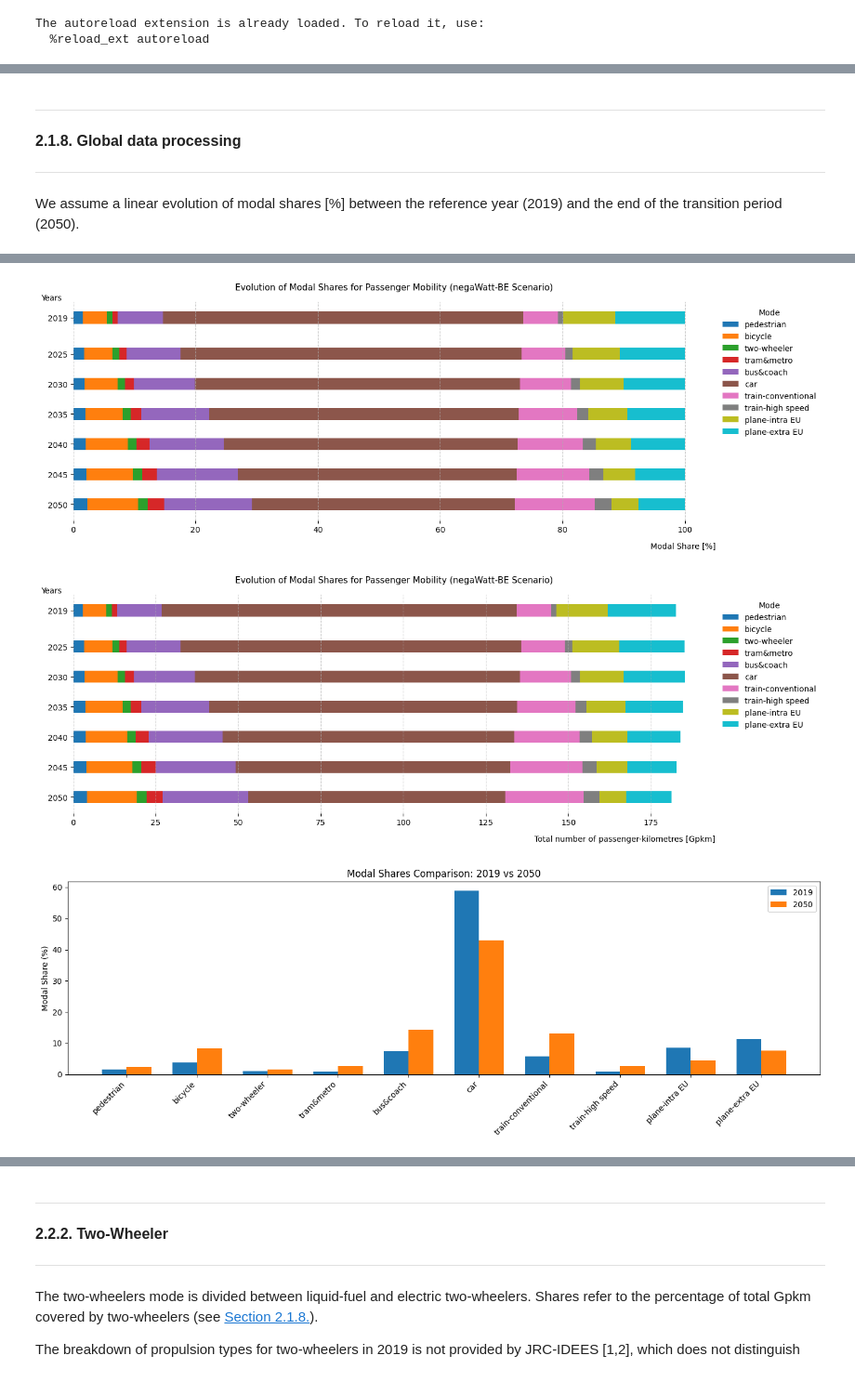
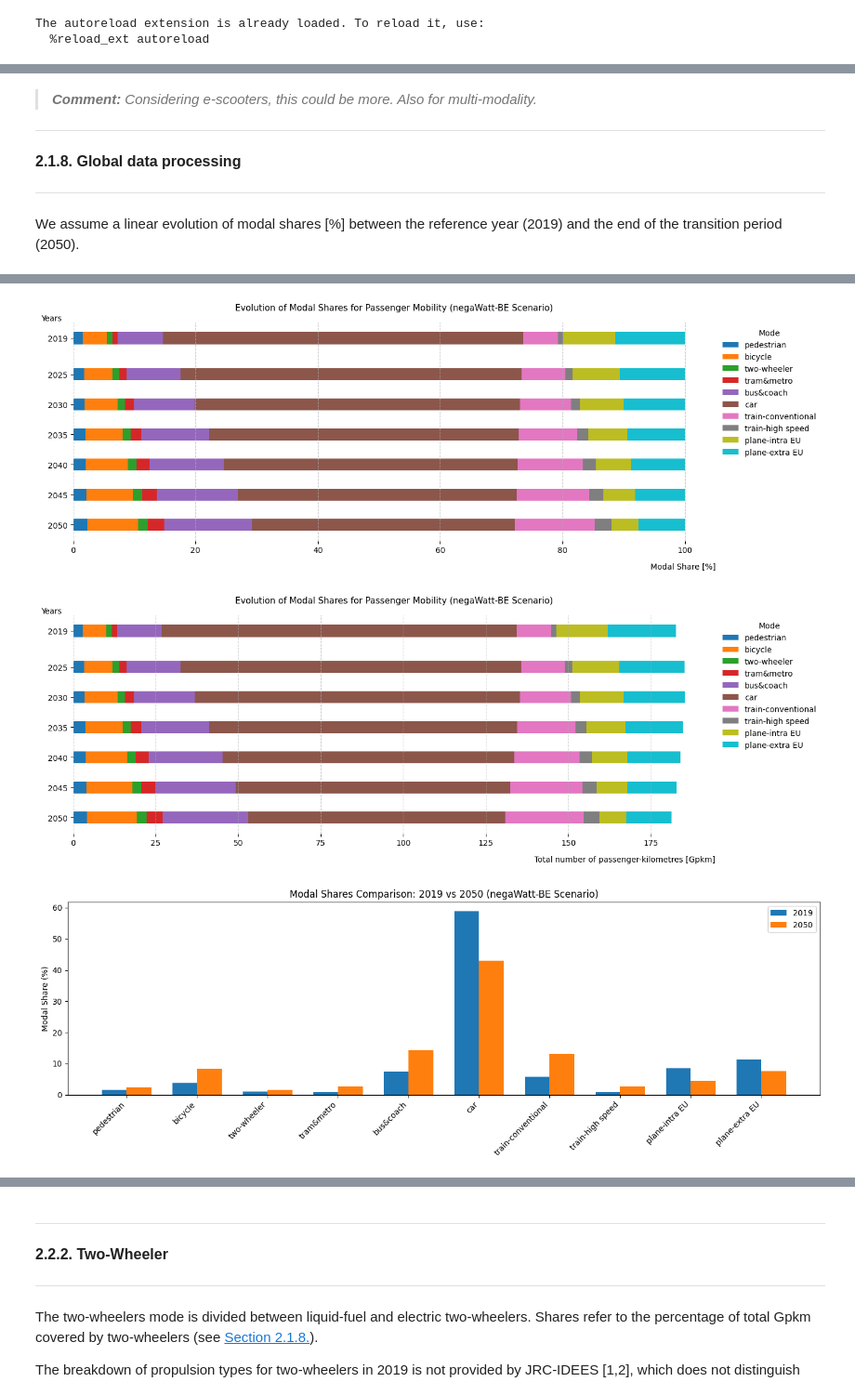
Before and after one commit to laterrea/negaWatt-BE, a Jupyter notebook: demand_model_transports_nW-BE_update.ipynb, the cells around one changed output, grey strips where cells are left out. Shown at 93% size. Drawn from its saved outputs; the diff is of its cells as text; code cells hidden in the pictures.

```diff
--- a/demand_model_transports_nW-BE_update.ipynb
+++ b/demand_model_transports_nW-BE_update.ipynb
@@ -415,6 +430,6 @@ Passenger-kilometres for **metro** and **tram** increase by **+257 pkm/person/ye
 # %%
 # Outputs - Sufficiency Scenario Data (SUF)
-trg_pas_mob_mod_spe['tram&metro'] = trg_pas_mob_mod_spe_trm_met+shft_abs_car_to_trm_met # [pkm/person/year]
-trg_pas_mob_mod_abs['tram&metro'] = trg_pas_mob_mod_spe['tram&metro']*df_SUF["pop [person]"][2050]*1e-9 # [Gpkm/year]
-trg_pas_mob_mod_rel['tram&metro'] = trg_pas_mob_mod_spe['tram&metro']/df_SUF["spe_ann_pas_mob [pkm/person/year]"][2050]*100 # [%]
+trg_PM_mod_spe['tram&metro'] = trg_PM_mod_spe_trm_met+sft_PM_abs_car_to_trm_met # [pkm/person]
+trg_PM_mod_abs['tram&metro'] = trg_PM_mod_spe['tram&metro']*df_SUF["popuplation [person]"][2050]*1e-9 # [Gpkm]
+trg_PM_mod_rel['tram&metro'] = trg_PM_mod_spe['tram&metro']/df_SUF["PM intensity [pkm/person]"][2050]*100 # [%]
 # %% [markdown]
@@ -430,9 +449,9 @@ This growth is considered plausible if rural and suburban areas are served by an
 Coach travels within Europe also develop.
 # %%
 # Outputs - Sufficiency Scenario Data (SUF)
-trg_pas_mob_mod_spe['bus&coach'] = trg_pas_mob_mod_spe_bus_cch+shft_abs_avi_srt_to_cch+shft_abs_car_to_bus # [pkm/person/year]
-trg_pas_mob_mod_abs['bus&coach'] = trg_pas_mob_mod_spe['bus&coach']*df_SUF["pop [person]"][2050]*1e-9 # [Gpkm/year]
-trg_pas_mob_mod_rel['bus&coach'] = trg_pas_mob_mod_spe['bus&coach']/df_SUF["spe_ann_pas_mob [pkm/person/year]"][2050]*100 # [%]
+trg_PM_mod_spe['bus&coach'] = trg_PM_mod_spe_bus_cch+sft_PM_abs_avi_srt_to_cch+sft_PM_abs_car_to_bus # [pkm/person]
+trg_PM_mod_abs['bus&coach'] = trg_PM_mod_spe['bus&coach']*df_SUF["popuplation [person]"][2050]*1e-9 # [Gpkm]
+trg_PM_mod_rel['bus&coach'] = trg_PM_mod_spe['bus&coach']/df_SUF["PM intensity [pkm/person]"][2050]*100 # [%]
 # %% [markdown]
 ---
 
@@ -448,9 +465,13 @@ This could be due to an increased use of two-wheelers for commuting in urban and
 # %%
 # Outputs - Sufficiency Scenario Data (SUF)
-trg_pas_mob_mod_spe['two-wheeler'] = trg_pas_mob_mod_spe_mot+shft_abs_car_to_mot # [pkm/person/year]
-trg_pas_mob_mod_abs['two-wheeler'] = trg_pas_mob_mod_spe['two-wheeler']*df_SUF["pop [person]"][2050]*1e-9 # [Gpkm/year]
-trg_pas_mob_mod_rel['two-wheeler'] = trg_pas_mob_mod_spe['two-wheeler']/df_SUF["spe_ann_pas_mob [pkm/person/year]"][2050]*100 # [%]
+trg_PM_mod_spe['two-wheeler'] = trg_PM_mod_spe_mot+sft_PM_abs_car_to_mot # [pkm/person]
+trg_PM_mod_abs['two-wheeler'] = trg_PM_mod_spe['two-wheeler']*df_SUF["popuplation [person]"][2050]*1e-9 # [Gpkm]
+trg_PM_mod_rel['two-wheeler'] = trg_PM_mod_spe['two-wheeler']/df_SUF["PM intensity [pkm/person]"][2050]*100 # [%]
 # %% [markdown]
+
+> ***Comment:** Considering e-scooters, this could be more. Also for multi-modality.*
+
+
 ---
 
 <font size="3"><b>2.1.8. Global data processing</b></font> <a class="anchor" id="section_2_1_8"></a>
@@ -503,9 +522,9 @@ df_passenger_mobility = pd.DataFrame(data, index=mi, columns=years)
 if post_process:
 
     # === Full table ===
-    df_passenger_mobility_r = df_passenger_mobility.reset_index()
-    total_Gpkm = df_SUF["ann_pas_mob [Gpkm/year]"]
-    total_kmp  = df_SUF["spe_ann_pas_mob [pkm/person/year]"]
+    df_PM_r = df_PM.reset_index()
+    total_Gpkm = df_SUF["PM total [Gpkm]"]
+    total_pkmp = df_SUF["PM intensity [pkm/person]"]
     rows = []
     for unit in ['% of total', 'pkm/person', 'Gpkm']:
         if unit == '% of total':
@@ -513,13 +532,13 @@ if post_process:
         elif unit == 'Gpkm':
             vals = [total_Gpkm[year] for year in years]
         else:
-            vals = [total_kmp [year] for year in years]
-        rows.append(pd.DataFrame([['TOTAL', unit, *vals]], columns=df_passenger_mobility_r.columns))
-    df_passenger_mobility_r = pd.concat([df_passenger_mobility_r] + rows, ignore_index=True)
-    mode_full = df_passenger_mobility_r['Mode'].tolist()
-    df_passenger_mobility_r['Mode'] = np.where(df_passenger_mobility_r['Unit'] == '% of total', df_passenger_mobility_r['Mode'], '')
+            vals = [total_pkmp [year] for year in years]
+        rows.append(pd.DataFrame([['TOTAL', unit, *vals]], columns=df_PM_r.columns))
+    df_PM_r = pd.concat([df_PM_r] + rows, ignore_index=True)
+    mode_full = df_PM_r['Mode'].tolist()
+    df_PM_r['Mode'] = np.where(df_PM_r['Unit'] == '% of total', df_PM_r['Mode'], '')
     styled = (
-        df_passenger_mobility_r.style
+        df_PM_r.style
           .apply(highlight_lines, axis=1)
           .set_properties(subset=['Mode'], **{'font-weight':'bold'})
           .set_properties(subset=['Unit'], **{'font-style':'italic','color':'gray'})
@@ -531,7 +550,7 @@ if post_process:
     display(styled)
 
     # === Breakdown bar chart - relative values ===
-    dfmp = df_MOD.transpose()
+    dfmp = df_PM_MOD.transpose()
     fig1, ax = plt.subplots(figsize=(14, 5))
     bottom = np.zeros(len(dfmp))
     colors = plt.cm.tab10.colors # default matplotlib palette
@@ -560,7 +579,7 @@ if post_process:
     plt.show()
 
     # === Breakdown bar chart - absolute values ===
-    dfmp = df_passenger_mobility.transpose()
+    dfmp = df_PM.transpose()
     fig2, ax = plt.subplots(figsize=(14, 5))
     bottom = np.zeros(len(dfmp))
     colors = plt.cm.tab10.colors # default matplotlib palette
@@ -592,9 +611,9 @@ if post_process:
     plt.show()
 
     # === Breakdown bar chart - comparison of relative values in 2019 and 2050 ===
-    labels = df_MOD.index.tolist()
-    sizes_2019 = df_MOD[2019].values            # Modal shares for 2019
-    sizes_2050 = df_MOD[2050].values            # Modal shares for 2050
+    labels = df_PM_MOD.index.tolist()
+    sizes_2019 = df_PM_MOD[2019].values            # Modal shares for 2019
+    sizes_2050 = df_PM_MOD[2050].values            # Modal shares for 2050
     x = np.arange(len(labels))   # x locations for each mode
     width = 0.35                 # bar width
     fig, ax = plt.subplots(figsize=(14, 5))
@@ -603,7 +622,7 @@ if post_process:
     ax.bar(x + width/2, sizes_2050, width, label='2050')
     # Labels and Title
     ax.set_ylabel('Modal Share (%)')
-    ax.set_title('Modal Shares Comparison: 2019 vs 2050')
+    ax.set_title('Modal Shares Comparison: 2019 vs 2050 (negaWatt-BE Scenario)')
     # X-ticks: mode names, rotated for readability
     ax.set_xticks(x)
     ax.set_xticklabels(labels, rotation=45, ha='right')
@@ -629,10 +648,10 @@ if post_process:
 |  | Gpkm | 20.72 | 19.64 | 18.53 | 17.34 | 16.15 | 14.94 | 13.70 |
 | TOTAL | % of total | 100.00 | 100.00 | 100.00 | 100.00 | 100.00 | 100.00 | 100.00 |
 |  | pkm/person | 15978.48 | 15669.22 | 15411.50 | 15153.79 | 14896.07 | 14638.35 | 14380.63 |
 |  | Gpkm | 182.66 | 185.15 | 185.31 | 184.68 | 183.92 | 182.84 | 181.21 |
 [figure]
 [figure]
-[figure, old version]
+[figure, new version]
 # %% [markdown]
 ---
 
```
Also changed, not shown: parts of 73 cells of this notebook, 1 other file.
